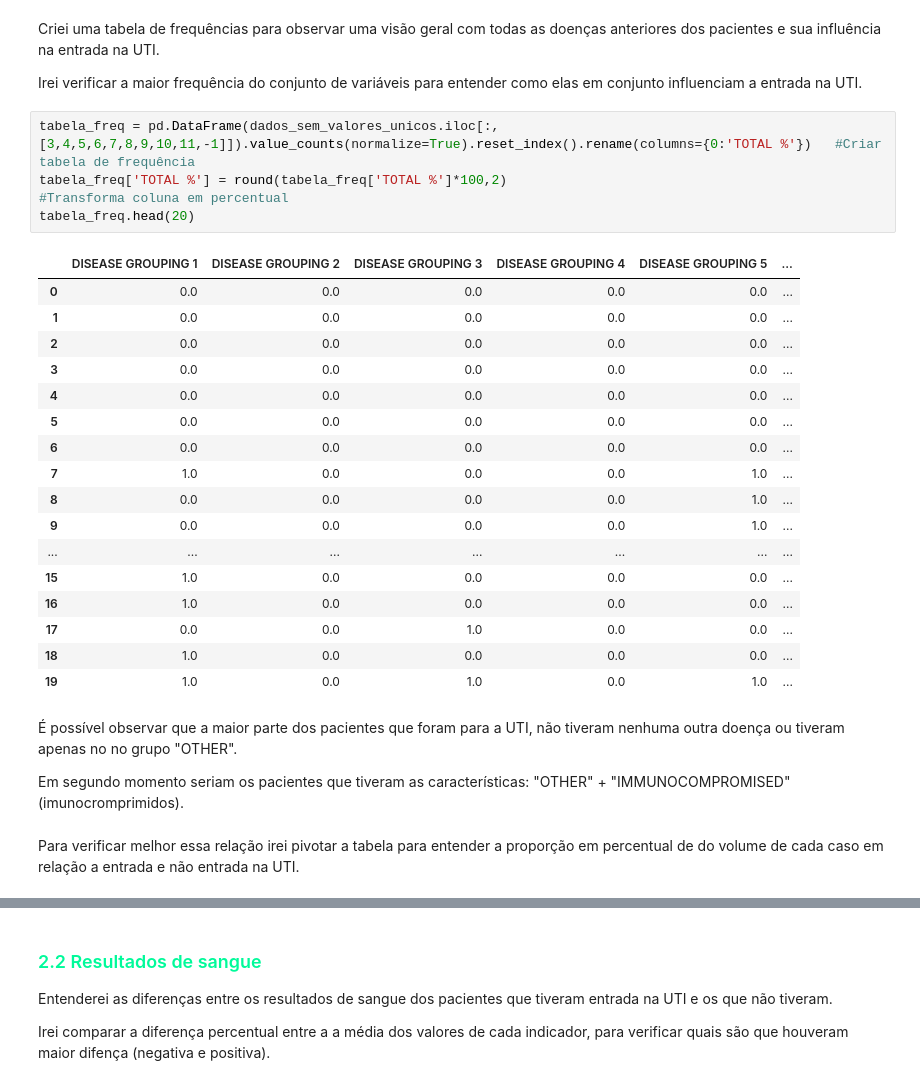
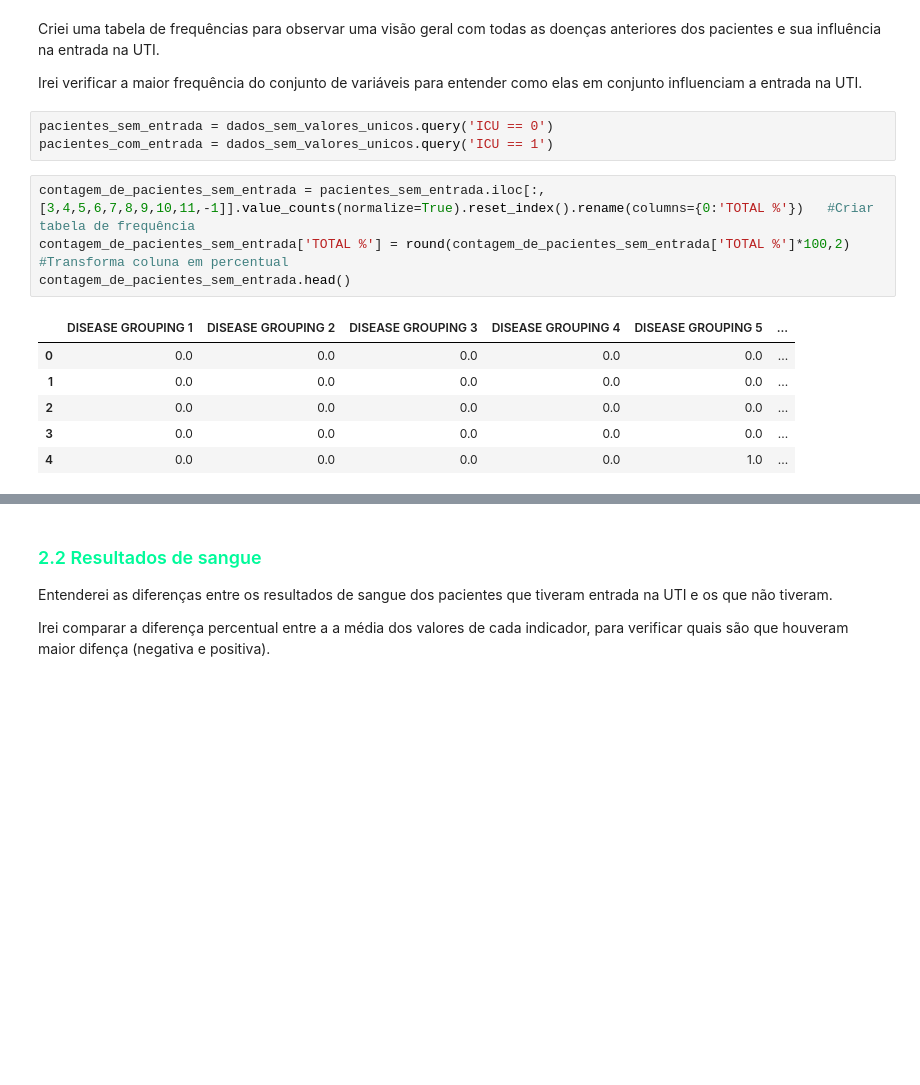
Before and after one commit to FranciscoFoz/Projeto_Final_Bootcamp_Data_Science_Alura, a Jupyter notebook: Notebooks/Aquisicao_e_transformacao_dos_dados.ipynb, the cells around one changed output, grey strips where cells are left out. Cells and saved outputs as stored; diff of their text form; blank space fills up the shorter version.

```diff
--- a/Notebooks/Aquisicao_e_transformacao_dos_dados.ipynb
+++ b/Notebooks/Aquisicao_e_transformacao_dos_dados.ipynb
@@ -362,31 +310,17 @@ Conforme observado nos artigos científicos citados anteriormente, o gênero mas
 Criei uma tabela de frequências para observar uma visão geral com todas as doenças anteriores dos pacientes e sua influência na entrada na UTI.
 
 Irei verificar a maior frequência do conjunto de variáveis para entender como elas em conjunto influenciam a entrada na UTI.
+# %%
+pacientes_sem_entrada = dados_sem_valores_unicos.query('ICU == 0')
+pacientes_com_entrada = dados_sem_valores_unicos.query('ICU == 1')
 # %%
-tabela_freq = pd.DataFrame(dados_sem_valores_unicos.iloc[:,[3,4,5,6,7,8,9,10,11,-1]]).value_counts(normalize=True).reset_index().rename(columns={0:'TOTAL %'})   #Criar tabela de frequência
-tabela_freq['TOTAL %'] = round(tabela_freq['TOTAL %']*100,2)                                                                                                     #Transforma coluna em percentual
-tabela_freq.head(20)
+contagem_de_pacientes_sem_entrada = pacientes_sem_entrada.iloc[:,[3,4,5,6,7,8,9,10,11,-1]].value_counts(normalize=True).reset_index().rename(columns={0:'TOTAL %'})   #Criar tabela de frequência
+contagem_de_pacientes_sem_entrada['TOTAL %'] = round(contagem_de_pacientes_sem_entrada['TOTAL %']*100,2)                                                              #Transforma coluna em percentual
+contagem_de_pacientes_sem_entrada.head()
 # %% [output]
 |  | DISEASE GROUPING 1 | DISEASE GROUPING 2 | DISEASE GROUPING 3 | DISEASE GROUPING 4 | DISEASE GROUPING 5 | ... |
 | 0 | 0.0 | 0.0 | 0.0 | 0.0 | 0.0 | ... |
 | 1 | 0.0 | 0.0 | 0.0 | 0.0 | 0.0 | ... |
 | 2 | 0.0 | 0.0 | 0.0 | 0.0 | 0.0 | ... |
 | 3 | 0.0 | 0.0 | 0.0 | 0.0 | 0.0 | ... |
-| 4 | 0.0 | 0.0 | 0.0 | 0.0 | 0.0 | ... |
-| 5 | 0.0 | 0.0 | 0.0 | 0.0 | 0.0 | ... |
-| 6 | 0.0 | 0.0 | 0.0 | 0.0 | 0.0 | ... |
-| 7 | 1.0 | 0.0 | 0.0 | 0.0 | 1.0 | ... |
-| 8 | 0.0 | 0.0 | 0.0 | 0.0 | 1.0 | ... |
-| 9 | 0.0 | 0.0 | 0.0 | 0.0 | 1.0 | ... |
-| ... | ... | ... | ... | ... | ... | ... |
-| 15 | 1.0 | 0.0 | 0.0 | 0.0 | 0.0 | ... |
-| 16 | 1.0 | 0.0 | 0.0 | 0.0 | 0.0 | ... |
-| 17 | 0.0 | 0.0 | 1.0 | 0.0 | 0.0 | ... |
-| 18 | 1.0 | 0.0 | 0.0 | 0.0 | 0.0 | ... |
-| 19 | 1.0 | 0.0 | 1.0 | 0.0 | 1.0 | ... |
+| 4 | 0.0 | 0.0 | 0.0 | 0.0 | 1.0 | ... |
-# %% [markdown]
-É possível observar que a maior parte dos pacientes que foram para a UTI, não tiveram nenhuma outra doença ou tiveram apenas no no grupo "OTHER".
-
-Em segundo momento seriam os pacientes que tiveram as características: "OTHER" + "IMMUNOCOMPROMISED"(imunocromprimidos).
-# %% [markdown]
-Para verificar melhor essa relação irei pivotar a tabela para entender a proporção em percentual de do volume de cada caso em relação a entrada e não entrada na UTI.
```
Also changed, not shown: parts of 31 cells of this notebook.
